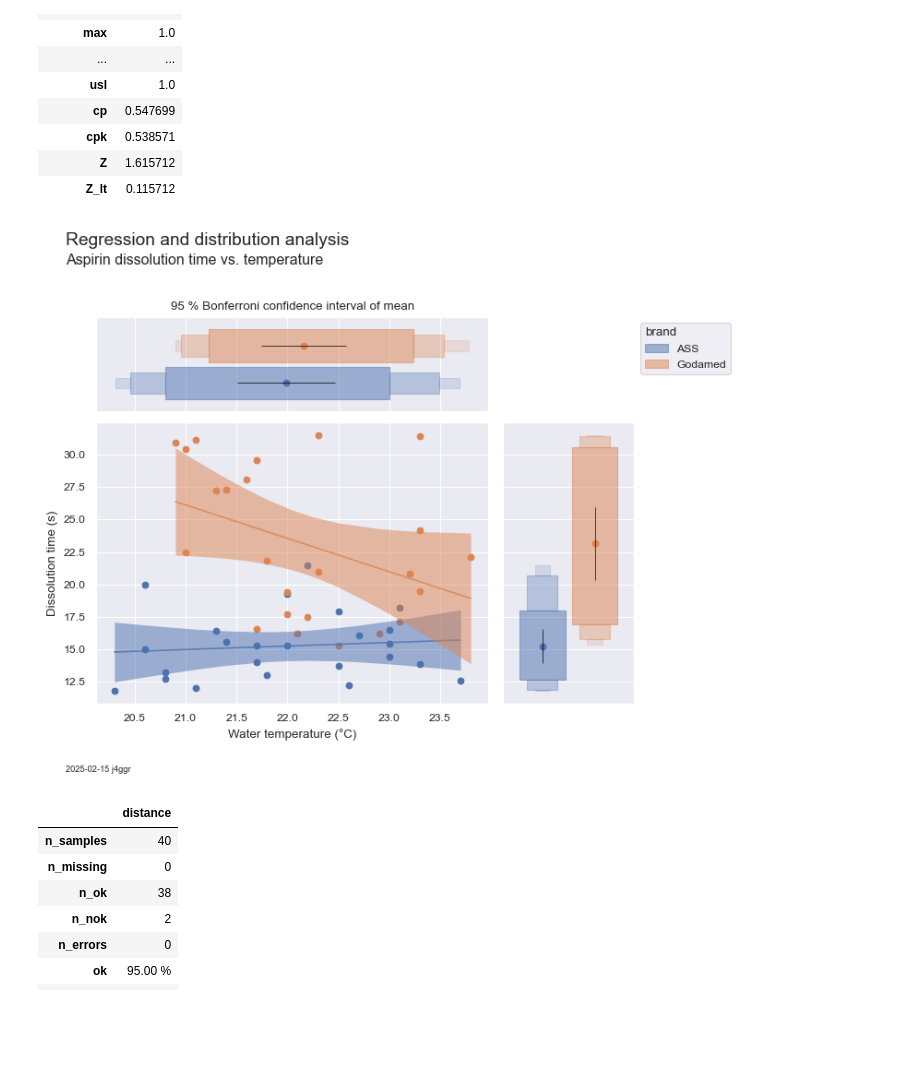
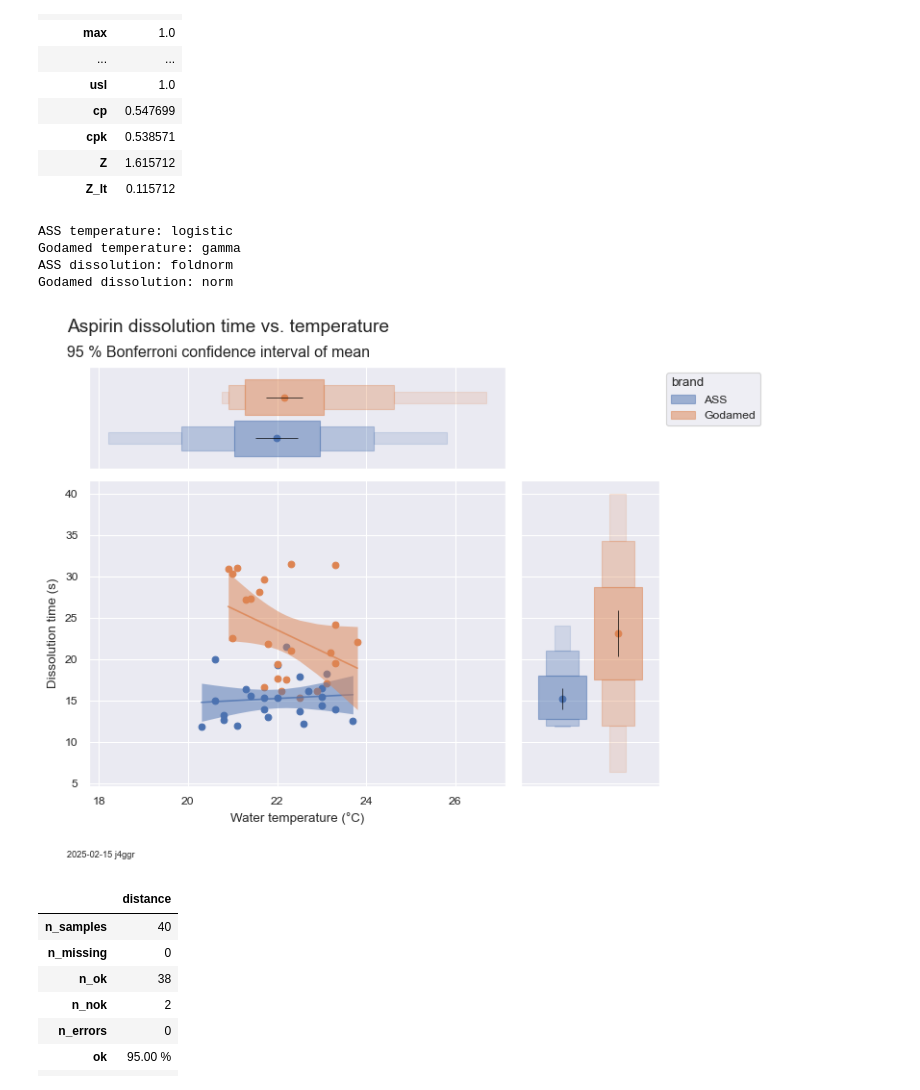
Before and after one commit to j4ggr/DaSPi, a Jupyter notebook: notebooks/doc-content_process-analysis.ipynb, the cells around one changed output. Drawn from its saved outputs; the diff is of its cells as text; code cells hidden in the pictures; blank space fills up the shorter version.

```diff
--- a/notebooks/doc-content_process-analysis.ipynb
+++ b/notebooks/doc-content_process-analysis.ipynb
@@ -178,31 +178,39 @@ estimation.describe()
 # %%
 import daspi as dsp
 
 df = dsp.load_dataset('aspirin-dissolution')
 hue = 'brand'
 n_groups = df.groupby(hue).ngroups
 chart = dsp.BivariateUnivariateCharts(
         source=df,
         target='dissolution',
         feature='temperature',
         hue=hue,
         dodge_univariates=True,
     ).plot_univariates(
         dsp.MeanTest, n_groups=n_groups
     ).plot_univariates(
-        dsp.QuantileBoxes, strategy='data'
+        dsp.QuantileBoxes, strategy='fit'
     ).plot_bivariate(
         dsp.LinearRegressionLine, show_fit_ci=True
     ).label(
-        fig_title='Regression and distribution analysis',
-        sub_title='Aspirin dissolution time vs. temperature',
+        fig_title='Aspirin dissolution time vs. temperature',
+        sub_title='95 % Bonferroni confidence interval of mean',
         feature_label='Water temperature (°C)',
         target_label='Dissolution time (s)',
-        axes_titles=('95 % Bonferroni confidence interval of mean', '', '', ''),
         info=True
     )
+
+brands = (brand for brand in df[hue].unique().tolist()*2)
+for plot in chart.plots:
+    if isinstance(plot, dsp.QuantileBoxes):
+        print(f'{next(brands)} {plot.target}: {plot.estimation.dist.name}')
 # %% [output]
+ASS temperature: logistic
+Godamed temperature: gamma
+ASS dissolution: foldnorm
+Godamed dissolution: norm
-[figure, old version]
+[figure, new version]
 # %%
 import daspi as dsp
 
```
Also changed, not shown: parts of 1 cell of this notebook, 4 other files.
